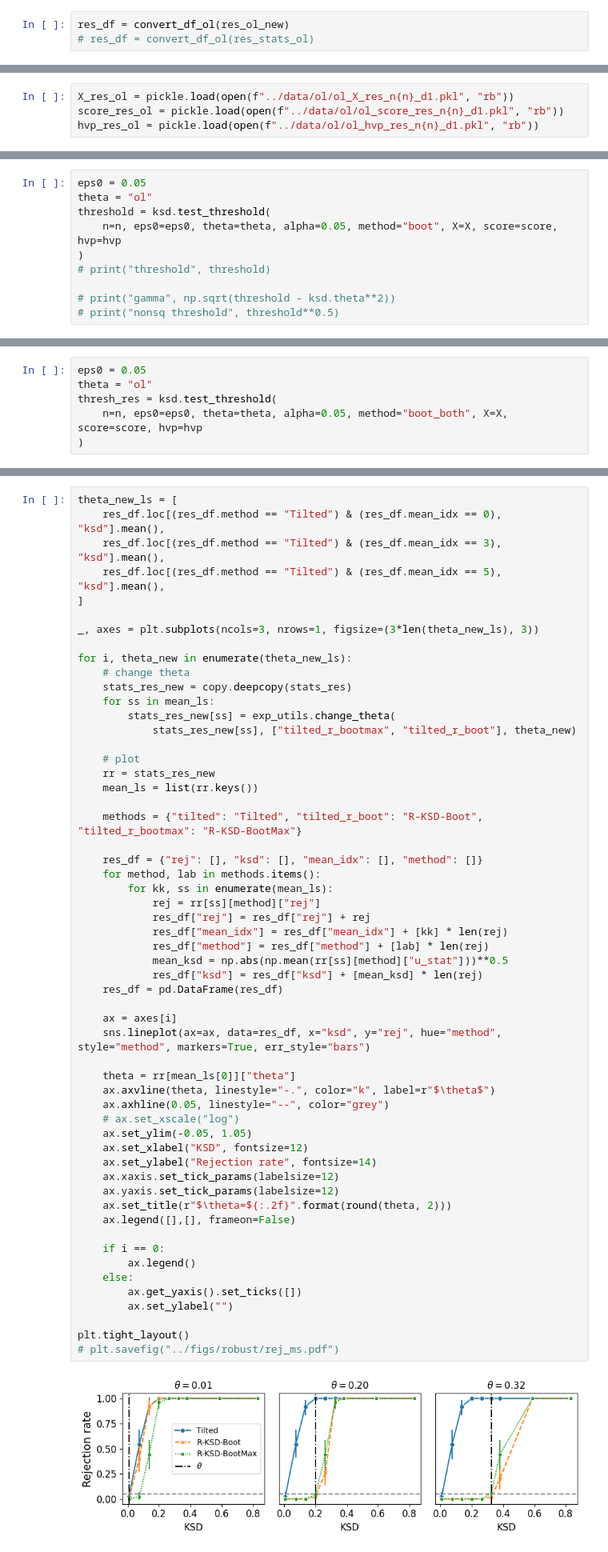
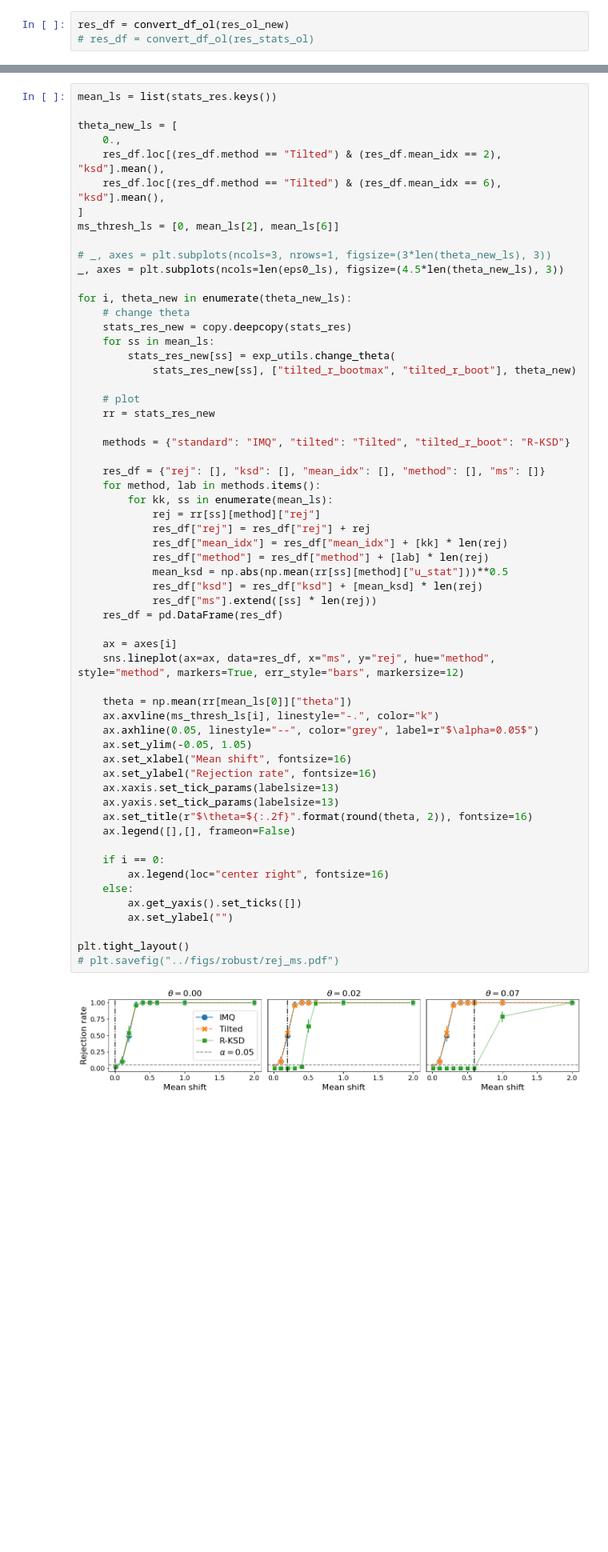
Before and after one commit to XingLLiu/robust-kernel-test, a Jupyter notebook: notebooks/gaussian.ipynb, the cells around one changed output, grey strips where cells are left out. Shown at 80% size. Saved outputs shown, nothing was run; the diff lists cells and outputs as text; blank space fills up the shorter version.

```diff
--- a/notebooks/gaussian.ipynb
+++ b/notebooks/gaussian.ipynb
@@ -1501,4 +1204,0 @@ plt.tight_layout()
-# %%
-X_res_ol = pickle.load(open(f"../data/ol/ol_X_res_n{n}_d1.pkl", "rb"))
-score_res_ol = pickle.load(open(f"../data/ol/ol_score_res_n{n}_d1.pkl", "rb"))
-hvp_res_ol = pickle.load(open(f"../data/ol/ol_hvp_res_n{n}_d1.pkl", "rb"))
@@ -1544,10 +1204,0 @@ nonsq_stat 0.15593125
-# %%
-eps0 = 0.05
-theta = "ol"
-threshold = ksd.test_threshold(
-    n=n, eps0=eps0, theta=theta, alpha=0.05, method="boot", X=X, score=score, hvp=hvp
-)
-# print("threshold", threshold)
-
-# print("gamma", np.sqrt(threshold - ksd.theta**2))
-# print("nonsq threshold", threshold**0.5)
@@ -1571,6 +1204,0 @@ nonsq threshold 0.17614755
-# %%
-eps0 = 0.05
-theta = "ol"
-thresh_res = ksd.test_threshold(
-    n=n, eps0=eps0, theta=theta, alpha=0.05, method="boot_both", X=X, score=score, hvp=hvp
-)
@@ -1633,11 +1258,15 @@ dict_keys(['standard', 'tilted', 'tilted_r_boot', 'tilted_r_bootmax', 'tilted_r_
 # %%
+mean_ls = list(stats_res.keys())
+
 theta_new_ls = [
-    res_df.loc[(res_df.method == "Tilted") & (res_df.mean_idx == 0), "ksd"].mean(),
-    res_df.loc[(res_df.method == "Tilted") & (res_df.mean_idx == 3), "ksd"].mean(),
-    res_df.loc[(res_df.method == "Tilted") & (res_df.mean_idx == 5), "ksd"].mean(),
+    0.,
+    res_df.loc[(res_df.method == "Tilted") & (res_df.mean_idx == 2), "ksd"].mean(),
+    res_df.loc[(res_df.method == "Tilted") & (res_df.mean_idx == 6), "ksd"].mean(),
 ]
+ms_thresh_ls = [0, mean_ls[2], mean_ls[6]]
 
-_, axes = plt.subplots(ncols=3, nrows=1, figsize=(3*len(theta_new_ls), 3))
+# _, axes = plt.subplots(ncols=3, nrows=1, figsize=(3*len(theta_new_ls), 3))
+_, axes = plt.subplots(ncols=len(eps0_ls), figsize=(4.5*len(theta_new_ls), 3))
 
 for i, theta_new in enumerate(theta_new_ls):
     # change theta
@@ -1646,45 +1275,44 @@ for i, theta_new in enumerate(theta_new_ls):
         stats_res_new[ss] = exp_utils.change_theta(
             stats_res_new[ss], ["tilted_r_bootmax", "tilted_r_boot"], theta_new)
 
     # plot
     rr = stats_res_new
-    mean_ls = list(rr.keys())
 
-    methods = {"tilted": "Tilted", "tilted_r_boot": "R-KSD-Boot", "tilted_r_bootmax": "R-KSD-BootMax"}
+    methods = {"standard": "IMQ", "tilted": "Tilted", "tilted_r_boot": "R-KSD"}
 
-    res_df = {"rej": [], "ksd": [], "mean_idx": [], "method": []}
+    res_df = {"rej": [], "ksd": [], "mean_idx": [], "method": [], "ms": []}
     for method, lab in methods.items():
         for kk, ss in enumerate(mean_ls):
             rej = rr[ss][method]["rej"]
             res_df["rej"] = res_df["rej"] + rej
             res_df["mean_idx"] = res_df["mean_idx"] + [kk] * len(rej)
             res_df["method"] = res_df["method"] + [lab] * len(rej)
             mean_ksd = np.abs(np.mean(rr[ss][method]["u_stat"]))**0.5
             res_df["ksd"] = res_df["ksd"] + [mean_ksd] * len(rej)
+            res_df["ms"].extend([ss] * len(rej))
     res_df = pd.DataFrame(res_df)
 
     ax = axes[i]
-    sns.lineplot(ax=ax, data=res_df, x="ksd", y="rej", hue="method", style="method", markers=True, err_style="bars")
+    sns.lineplot(ax=ax, data=res_df, x="ms", y="rej", hue="method", style="method", markers=True, err_style="bars", markersize=12)
 
-    theta = rr[mean_ls[0]]["theta"]
-    ax.axvline(theta, linestyle="-.", color="k", label=r"$\theta$")
-    ax.axhline(0.05, linestyle="--", color="grey")
-    # ax.set_xscale("log")
+    theta = np.mean(rr[mean_ls[0]]["theta"])
+    ax.axvline(ms_thresh_ls[i], linestyle="-.", color="k")
+    ax.axhline(0.05, linestyle="--", color="grey", label=r"$\alpha=0.05$")
     ax.set_ylim(-0.05, 1.05)
-    ax.set_xlabel("KSD", fontsize=12)
-    ax.set_ylabel("Rejection rate", fontsize=14)
-    ax.xaxis.set_tick_params(labelsize=12)
-    ax.yaxis.set_tick_params(labelsize=12)
-    ax.set_title(r"$\theta=${:.2f}".format(round(theta, 2)))
+    ax.set_xlabel("Mean shift", fontsize=16)
+    ax.set_ylabel("Rejection rate", fontsize=16)
+    ax.xaxis.set_tick_params(labelsize=13)
+    ax.yaxis.set_tick_params(labelsize=13)
+    ax.set_title(r"$\theta=${:.2f}".format(round(theta, 2)), fontsize=16)
     ax.legend([],[], frameon=False)
 
     if i == 0:
-        ax.legend()
+        ax.legend(loc="center right", fontsize=16)
     else:
         ax.get_yaxis().set_ticks([])
         ax.set_ylabel("")
 
 plt.tight_layout()
 # plt.savefig("../figs/robust/rej_ms.pdf")
 # %% [output]
-[figure, old version]
+[figure, new version]
```
Also changed, not shown: parts of 39 cells of this notebook, 14 other files.
